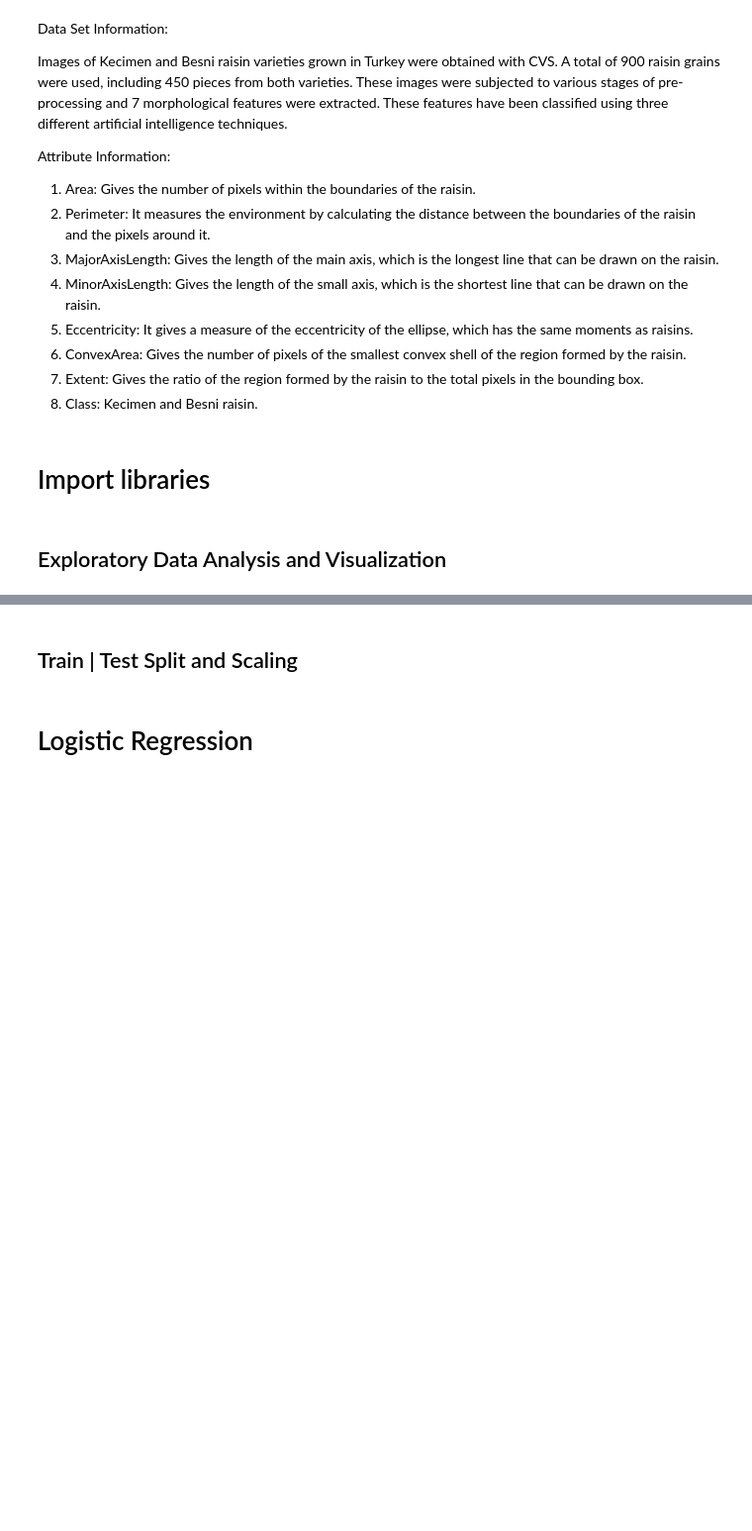
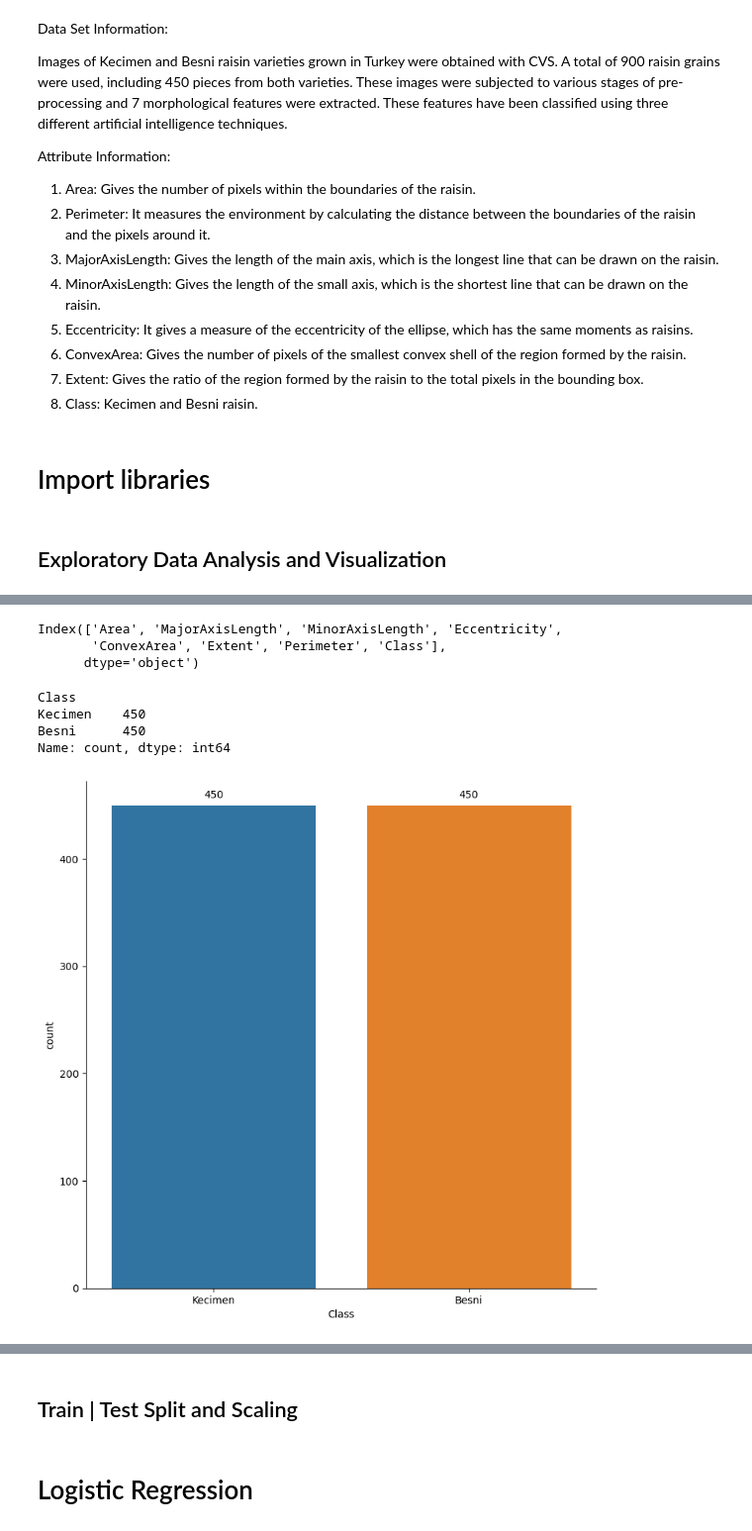
Before and after one commit to ssamiyavuzz/Raisin-Class-Project, a Jupyter notebook: Raisin_Class_Prediction.ipynb, the cells around one changed output, grey strips where cells are left out. Shown at 99% size. Saved outputs shown, nothing was run; the diff lists cells and outputs as text; code cells hidden in the pictures; blank space fills up the shorter version.

```diff
--- a/Raisin_Class_Prediction.ipynb
+++ b/Raisin_Class_Prediction.ipynb
@@ -18,5 +18,21 @@ Attribute Information:
 8. Class: Kecimen and Besni raisin.
 # %% [markdown]
 # Import libraries
+# %%
+import numpy as np
+import pandas as pd
+import seaborn as sns
+import matplotlib.pyplot as plt
+
+#%matplotlib inline
+#%matplotlib notebook
+plt.rcParams["figure.figsize"] = (9,9)
+import warnings
+warnings.filterwarnings("ignore")
+warnings.warn("this will not show")
+pd.set_option('display.float_format', lambda x: '%.3f' % x)
 # %% [markdown]
 ## Exploratory Data Analysis and Visualization
+# %%
+df = pd.read_excel('Raisin_Dataset.xlsx')
+df
@@ -22,0 +94,28 @@ Attribute Information:
+# %%
+df.columns
+# %% [output]
+Index(['Area', 'MajorAxisLength', 'MinorAxisLength', 'Eccentricity',
+       'ConvexArea', 'Extent', 'Perimeter', 'Class'],
+      dtype='object')
+# %%
+df["Class"].value_counts()
+
+# Balanced Data
+# %% [output]
+Class
+Kecimen    450
+Besni      450
+Name: count, dtype: int64
+# %%
+ax = sns.countplot(x=df["Class"])
+ax.spines["top"].set_visible(False)
+ax.spines["right"].set_visible(False)
+for p in ax.patches:
+    ax.annotate(f'{int(p.get_height())}',
+                (p.get_x() + p.get_width() / 2., p.get_height()),
+                ha='center', va='center',
+                xytext=(0, 10),
+                textcoords='offset points')
+plt.show()
+# %% [output]
+[figure, added]
```
Also changed, not shown: parts of 6 cells of this notebook.
